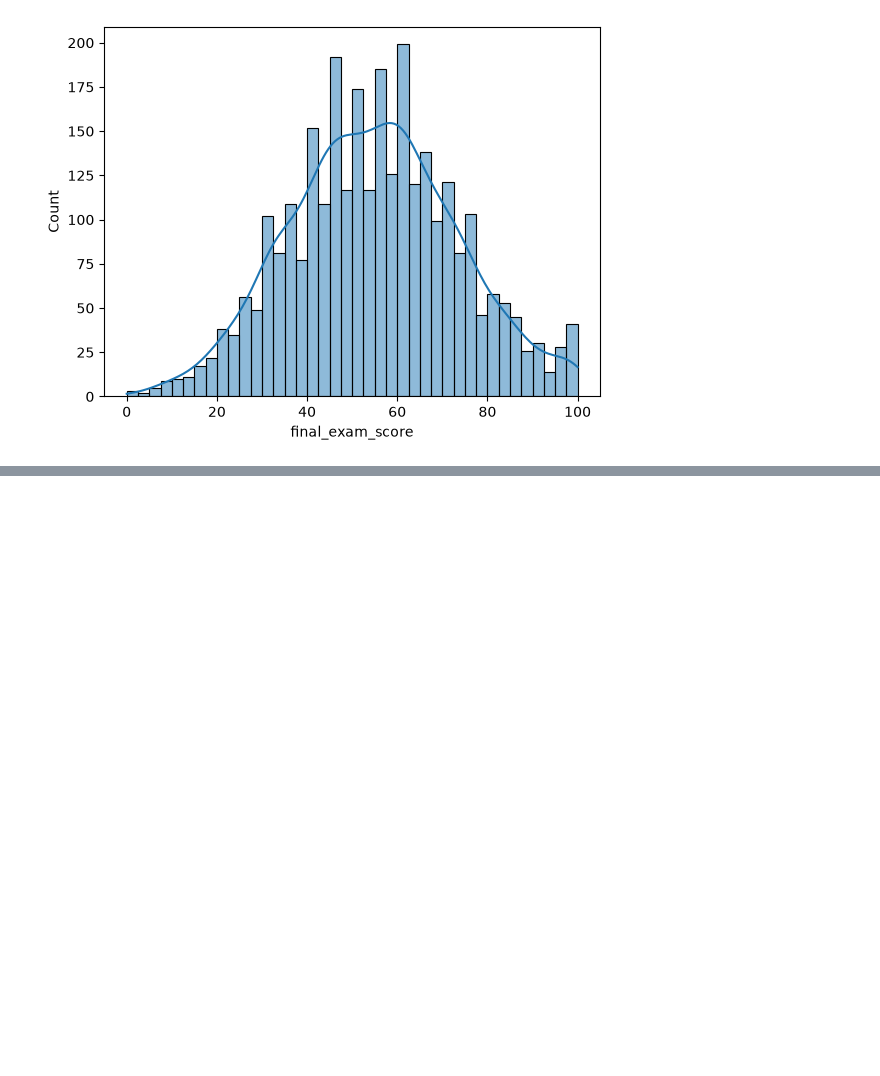
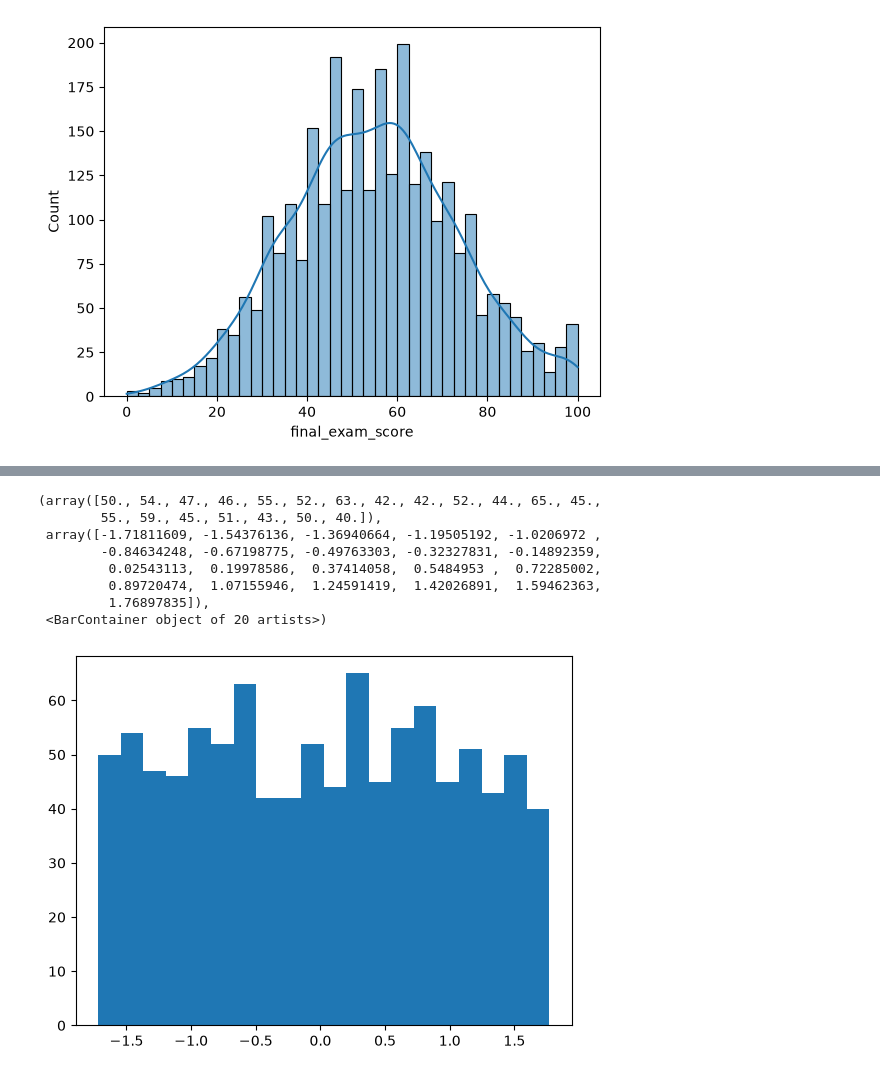
Before and after one commit to ipatel830/DS-Interview-Practice, a Jupyter notebook: Student_Performance/practice2.ipynb, the cells around one changed output, grey strips where cells are left out. Saved outputs shown, nothing was run; the diff lists cells and outputs as text; code cells hidden in the pictures; blank space fills up the shorter version.

```diff
--- a/Student_Performance/practice2.ipynb
+++ b/Student_Performance/practice2.ipynb
@@ -76,0 +143,36 @@ Name: final_exam_score, dtype: float64
+# %%
+rnd_var = rnd.choices(range(-50,50),k = 1000)
+# %%
+tot = 0
+for var in rnd_var:
+    tot+=var
+
+mu = tot/len(rnd_var)
+sigma = 0
+inside = []
+for var in rnd_var:
+    inside.append((var-mu)**2)
+tot = 0
+for inner in inside:
+    tot+=inner
+var = tot/len(rnd_var)
+sigma = np.sqrt(var)
+# %%
+def z_stat(x,mu,sigma):
+    res = []
+    for i in range(len(x)):
+        res.append((x[i]-mu)/sigma)
+    return res
+# %%
+hello = z_stat(rnd_var,mu,sigma)
+plt.hist(hello,bins=20)
+# %% [output]
+(array([50., 54., 47., 46., 55., 52., 63., 42., 42., 52., 44., 65., 45.,
+        55., 59., 45., 51., 43., 50., 40.]),
+ array([-1.71811609, -1.54376136, -1.36940664, -1.19505192, -1.0206972 ,
+        -0.84634248, -0.67198775, -0.49763303, -0.32327831, -0.14892359,
+         0.02543113,  0.19978586,  0.37414058,  0.5484953 ,  0.72285002,
+         0.89720474,  1.07155946,  1.24591419,  1.42026891,  1.59462363,
+         1.76897835]),
+ <BarContainer object of 20 artists>)
+[figure, added]
```
Also changed, not shown: parts of 10 cells of this notebook, 4 other files.
